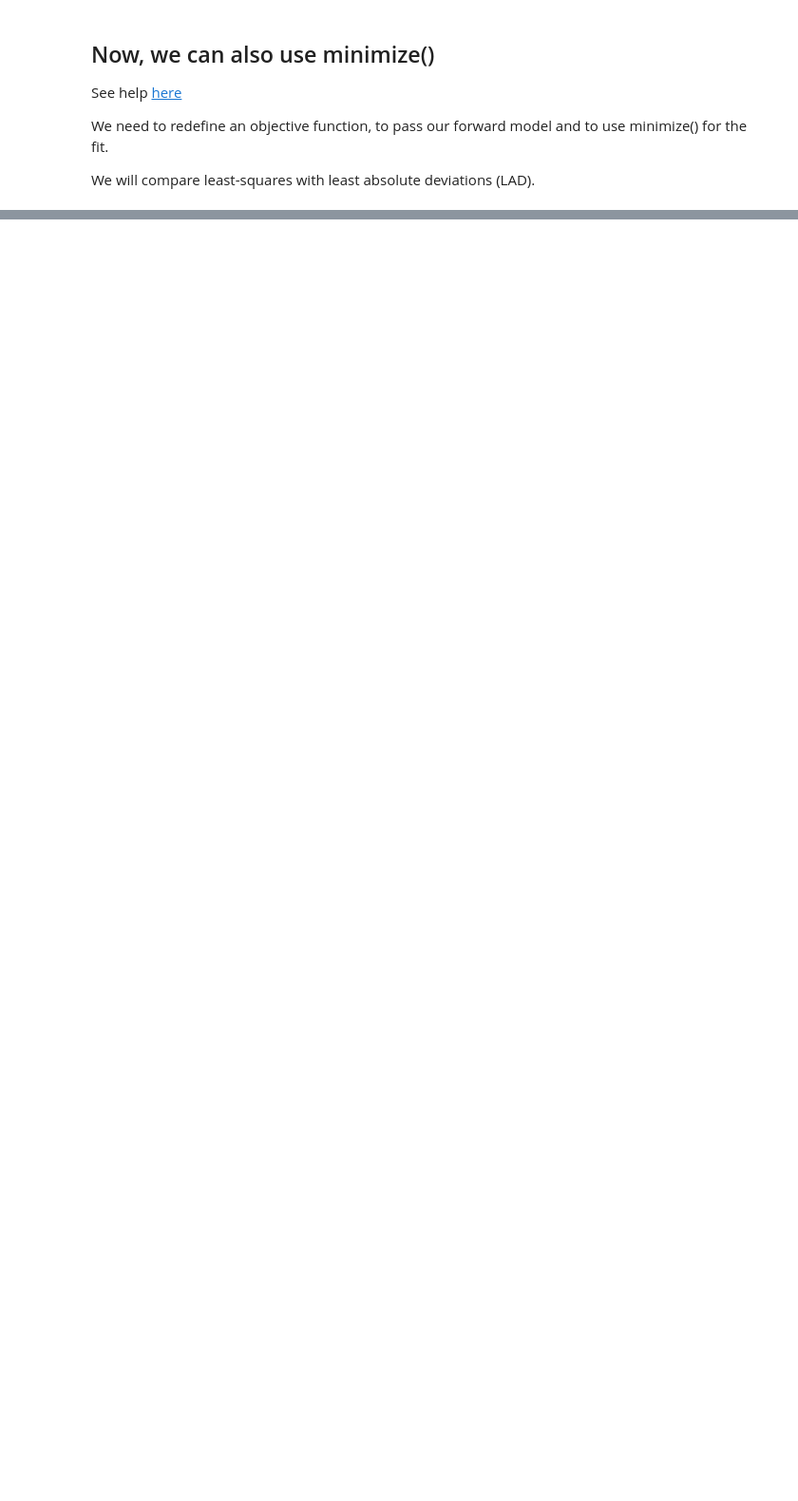
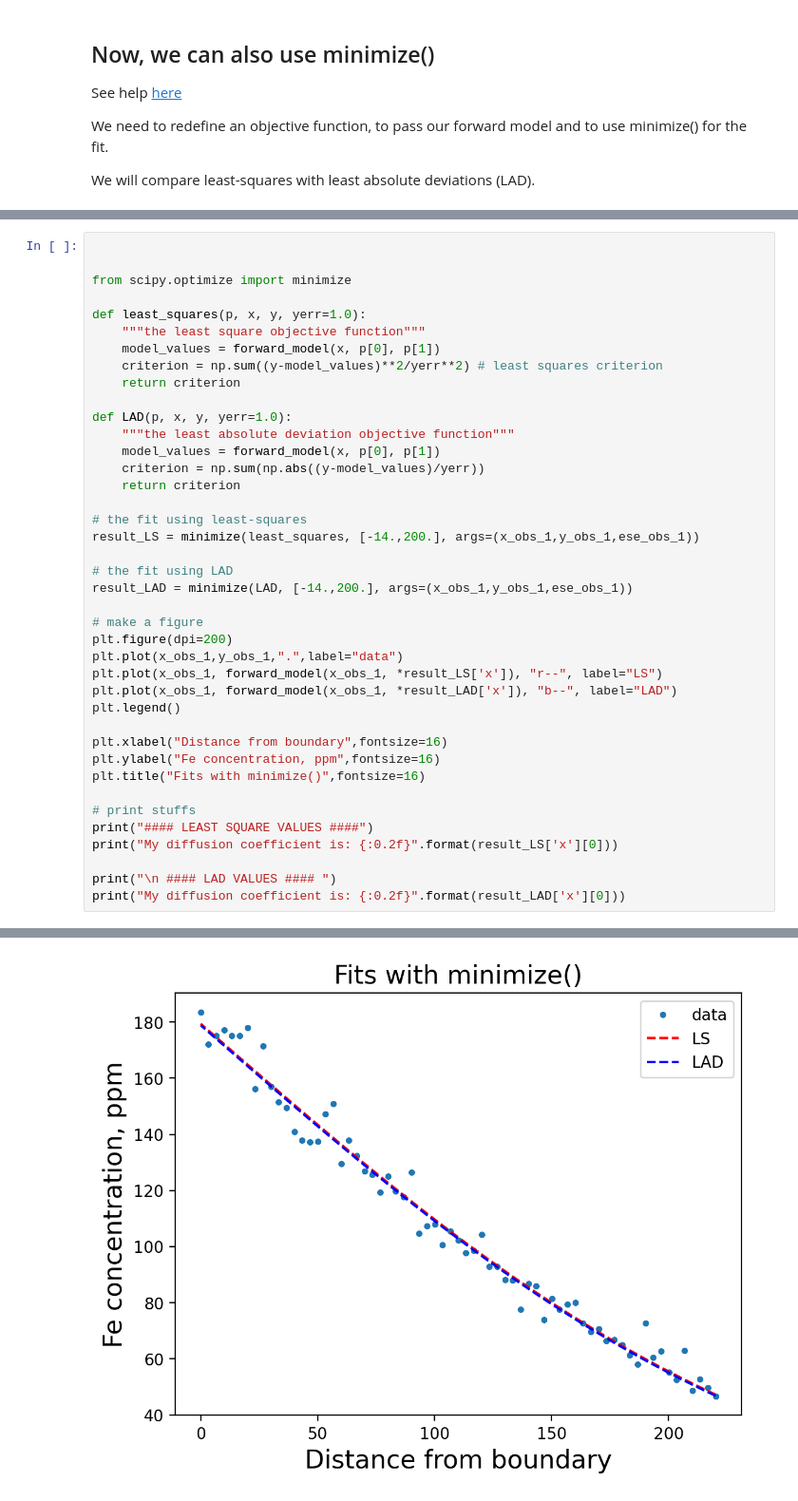
Before and after one commit to charlesll/ModelisationGeochimie, a Jupyter notebook: RealWorldProblem_OlivineDiffusion.ipynb, the cells around one changed output, grey strips where cells are left out. Shown: that part at 95% size. Cells and saved outputs as stored; diff of their text form; blank space fills up the shorter version.

```diff
--- a/RealWorldProblem_OlivineDiffusion.ipynb
+++ b/RealWorldProblem_OlivineDiffusion.ipynb
@@ -165,0 +182,41 @@ We will compare least-squares with least absolute deviations (LAD).
+# %%
+
+
+from scipy.optimize import minimize
+
+def least_squares(p, x, y, yerr=1.0):
+    """the least square objective function"""
+    model_values = forward_model(x, p[0], p[1])
+    criterion = np.sum((y-model_values)**2/yerr**2) # least squares criterion
+    return criterion
+
+def LAD(p, x, y, yerr=1.0):
+    """the least absolute deviation objective function"""
+    model_values = forward_model(x, p[0], p[1])
+    criterion = np.sum(np.abs((y-model_values)/yerr))
+    return criterion
+
+# the fit using least-squares
+result_LS = minimize(least_squares, [-14.,200.], args=(x_obs_1,y_obs_1,ese_obs_1))
+
+# the fit using LAD
+result_LAD = minimize(LAD, [-14.,200.], args=(x_obs_1,y_obs_1,ese_obs_1))
+
+# make a figure
+plt.figure(dpi=200)
+plt.plot(x_obs_1,y_obs_1,".",label="data")
+plt.plot(x_obs_1, forward_model(x_obs_1, *result_LS['x']), "r--", label="LS")
+plt.plot(x_obs_1, forward_model(x_obs_1, *result_LAD['x']), "b--", label="LAD")
+plt.legend()
+
+plt.xlabel("Distance from boundary",fontsize=16)
+plt.ylabel("Fe concentration, ppm",fontsize=16)
+plt.title("Fits with minimize()",fontsize=16)
+
+# print stuffs
+print("#### LEAST SQUARE VALUES ####")
+print("My diffusion coefficient is: {:0.2f}".format(result_LS['x'][0]))
+
+print("\n #### LAD VALUES #### ")
+print("My diffusion coefficient is: {:0.2f}".format(result_LAD['x'][0]))
+# %% [output]
@@ -165,0 +228 @@ We will compare least-squares with least absolute deviations (LAD).
+[figure, added]
```
Also changed, not shown: parts of 25 cells of this notebook.
